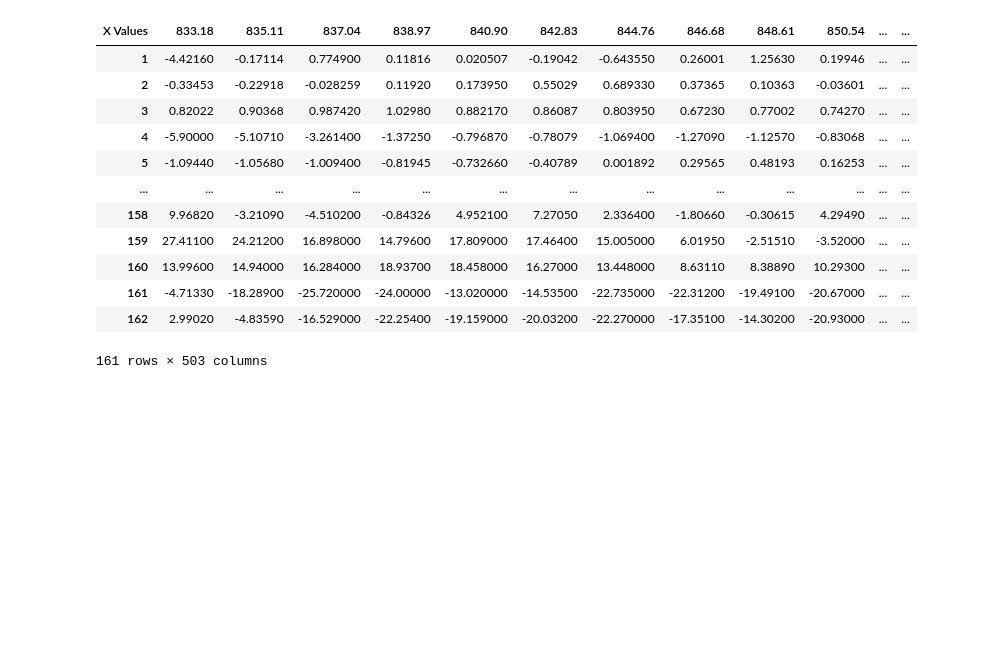
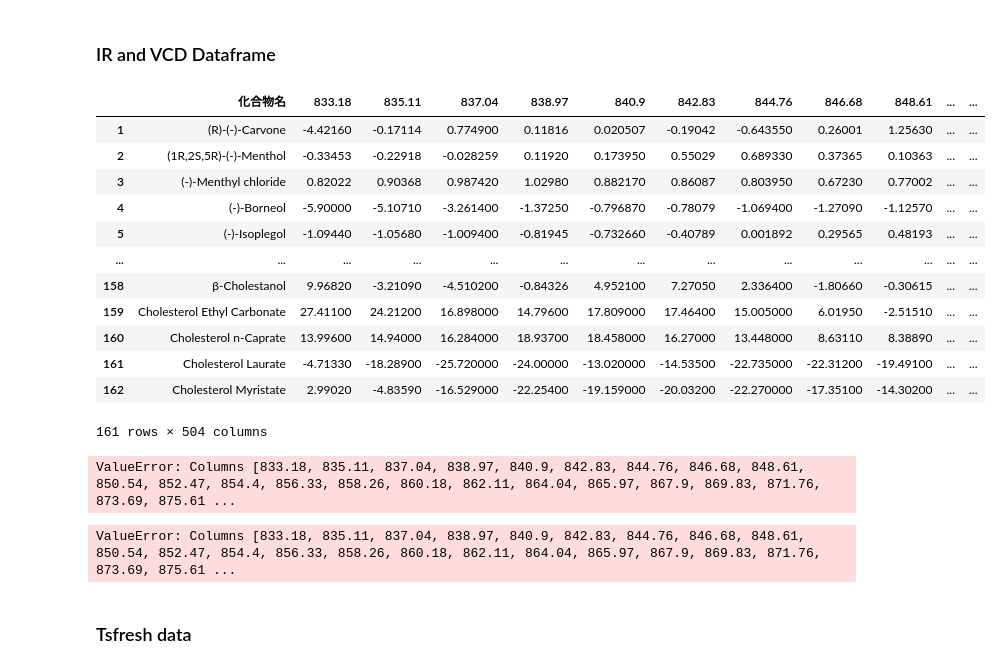
Before and after one commit to rgerkin/enantiomerlist, a Jupyter notebook: vcd.ipynb, the cells around one changed output. Drawn from its saved outputs; the diff is of its cells as text; code cells hidden in the pictures; blank space fills up the shorter version.

```diff
--- a/vcd.ipynb
+++ b/vcd.ipynb
@@ -87,0 +42,3 @@ pd.DataFrame(index=all_smiles).to_csv('enantiomer_smiles.csv')
+# %%
+odor_names = df_original["化合物名"]
+odor_names
@@ -110,0 +62,2 @@ list(x)
+# %% [markdown]
+### IR and VCD Dataframe ###
@@ -111,16 +66,22 @@ list(x)
 # %%
-pd.concat(x).unstack()['ＶＣＤ']
+vcd_values = pd.concat(x).unstack()['ＶＣＤ']
-# %% [output]
-| X Values | 833.18 | 835.11 | 837.04 | 838.97 | 840.90 | 842.83 | 844.76 | 846.68 | 848.61 | 850.54 | ... | ... |
-| 1 | -4.42160 | -0.17114 | 0.774900 | 0.11816 | 0.020507 | -0.19042 | -0.643550 | 0.26001 | 1.25630 | 0.19946 | ... | ... |
-| 2 | -0.33453 | -0.22918 | -0.028259 | 0.11920 | 0.173950 | 0.55029 | 0.689330 | 0.37365 | 0.10363 | -0.03601 | ... | ... |
-| 3 | 0.82022 | 0.90368 | 0.987420 | 1.02980 | 0.882170 | 0.86087 | 0.803950 | 0.67230 | 0.77002 | 0.74270 | ... | ... |
-| 4 | -5.90000 | -5.10710 | -3.261400 | -1.37250 | -0.796870 | -0.78079 | -1.069400 | -1.27090 | -1.12570 | -0.83068 | ... | ... |
-| 5 | -1.09440 | -1.05680 | -1.009400 | -0.81945 | -0.732660 | -0.40789 | 0.001892 | 0.29565 | 0.48193 | 0.16253 | ... | ... |
-| ... | ... | ... | ... | ... | ... | ... | ... | ... | ... | ... | ... | ... |
-| 158 | 9.96820 | -3.21090 | -4.510200 | -0.84326 | 4.952100 | 7.27050 | 2.336400 | -1.80660 | -0.30615 | 4.29490 | ... | ... |
-| 159 | 27.41100 | 24.21200 | 16.898000 | 14.79600 | 17.809000 | 17.46400 | 15.005000 | 6.01950 | -2.51510 | -3.52000 | ... | ... |
-| 160 | 13.99600 | 14.94000 | 16.284000 | 18.93700 | 18.458000 | 16.27000 | 13.448000 | 8.63110 | 8.38890 | 10.29300 | ... | ... |
-| 161 | -4.71330 | -18.28900 | -25.720000 | -24.00000 | -13.020000 | -14.53500 | -22.735000 | -22.31200 | -19.49100 | -20.67000 | ... | ... |
-| 162 | 2.99020 | -4.83590 | -16.529000 | -22.25400 | -19.159000 | -20.03200 | -22.270000 | -17.35100 | -14.30200 | -20.93000 | ... | ... |
-161 rows × 503 columns
+# %%
+odor_names = pd.DataFrame(odor_names)
+# %%
+vcd_values = odor_names.join(vcd_values, how='inner')
+# %%
+vcd_values
+# %% [output]
+|  | 化合物名 | 833.18 | 835.11 | 837.04 | 838.97 | 840.9 | 842.83 | 844.76 | 846.68 | 848.61 | ... | ... |
+| 1 | (R)-(-)-Carvone | -4.42160 | -0.17114 | 0.774900 | 0.11816 | 0.020507 | -0.19042 | -0.643550 | 0.26001 | 1.25630 | ... | ... |
+| 2 | (1R,2S,5R)-(-)-Menthol | -0.33453 | -0.22918 | -0.028259 | 0.11920 | 0.173950 | 0.55029 | 0.689330 | 0.37365 | 0.10363 | ... | ... |
+| 3 | (-)-Menthyl chloride | 0.82022 | 0.90368 | 0.987420 | 1.02980 | 0.882170 | 0.86087 | 0.803950 | 0.67230 | 0.77002 | ... | ... |
+| 4 | (-)-Borneol | -5.90000 | -5.10710 | -3.261400 | -1.37250 | -0.796870 | -0.78079 | -1.069400 | -1.27090 | -1.12570 | ... | ... |
+| 5 | (-)-Isoplegol | -1.09440 | -1.05680 | -1.009400 | -0.81945 | -0.732660 | -0.40789 | 0.001892 | 0.29565 | 0.48193 | ... | ... |
+| ... | ... | ... | ... | ... | ... | ... | ... | ... | ... | ... | ... | ... |
+| 158 | β-Cholestanol | 9.96820 | -3.21090 | -4.510200 | -0.84326 | 4.952100 | 7.27050 | 2.336400 | -1.80660 | -0.30615 | ... | ... |
+| 159 | Cholesterol Ethyl Carbonate | 27.41100 | 24.21200 | 16.898000 | 14.79600 | 17.809000 | 17.46400 | 15.005000 | 6.01950 | -2.51510 | ... | ... |
+| 160 | Cholesterol n-Caprate | 13.99600 | 14.94000 | 16.284000 | 18.93700 | 18.458000 | 16.27000 | 13.448000 | 8.63110 | 8.38890 | ... | ... |
+| 161 | Cholesterol Laurate | -4.71330 | -18.28900 | -25.720000 | -24.00000 | -13.020000 | -14.53500 | -22.735000 | -22.31200 | -19.49100 | ... | ... |
+| 162 | Cholesterol Myristate | 2.99020 | -4.83590 | -16.529000 | -22.25400 | -19.159000 | -20.03200 | -22.270000 | -17.35100 | -14.30200 | ... | ... |
+161 rows × 504 columns
@@ -126,0 +115,4 @@ pd.concat(x).unstack()['ＶＣＤ']
+# %%
+check_for_nans_in_columns(vcd_values)
+# %% [output]
+ValueError: Columns [833.18, 835.11, 837.04, 838.97, 840.9, 842.83, 844.76, 846.68, 848.61, 850.54, 852.47, 854.4, 856.33, 858.26, 860.18, 862.11, 864.04, 865.97, 867.9, 869.83, 871.76, 873.69, 875.61 ...
@@ -126,0 +123,4 @@ pd.concat(x).unstack()['ＶＣＤ']
+# %%
+check_for_nans_in_columns(ir_values)
+# %% [output]
+ValueError: Columns [833.18, 835.11, 837.04, 838.97, 840.9, 842.83, 844.76, 846.68, 848.61, 850.54, 852.47, 854.4, 856.33, 858.26, 860.18, 862.11, 864.04, 865.97, 867.9, 869.83, 871.76, 873.69, 875.61 ...
@@ -126,0 +131,2 @@ pd.concat(x).unstack()['ＶＣＤ']
+# %% [markdown]
+### Tsfresh data ###
```
Also changed, not shown: parts of 54 cells of this notebook, 6 other files.
